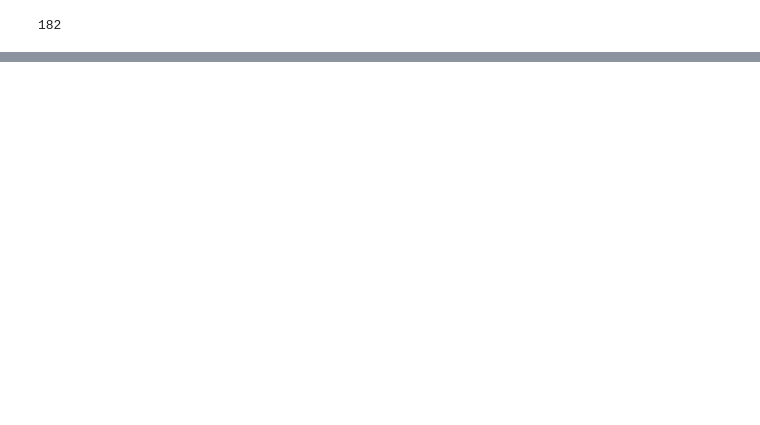
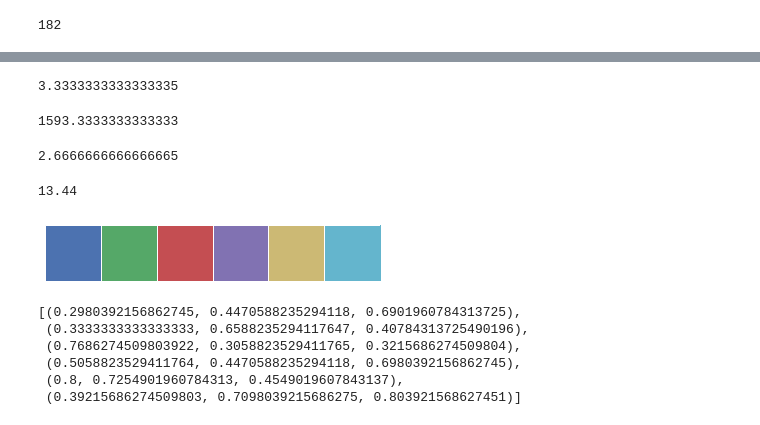
Before and after one commit to rybesh/buda-ratings, a Jupyter notebook: notebooks/Outlier Teams.ipynb, the cells around one changed output, grey strips where cells are left out. Saved outputs shown, nothing was run; the diff lists cells and outputs as text; code cells hidden in the pictures; blank space fills up the shorter version.

```diff
--- a/notebooks/Outlier Teams.ipynb
+++ b/notebooks/Outlier Teams.ipynb
@@ -575,0 +638,16 @@ totleagues
+# %%
+200/60.
+# %% [output]
+3.3333333333333335
+# %%
+1/3. * (1800 + 1580 + 1400)
+# %% [output]
+1593.3333333333333
+# %%
+16/6.
+# %% [output]
+2.6666666666666665
+# %%
+.84*16
+# %% [output]
+13.44
@@ -575,0 +656,14 @@ totleagues
+# %%
+current_palette = sns.color_palette()
+sns.palplot(current_palette)
+# %% [output]
+[figure, added]
+# %%
+current_palette
+# %% [output]
+[(0.2980392156862745, 0.4470588235294118, 0.6901960784313725),
+ (0.3333333333333333, 0.6588235294117647, 0.40784313725490196),
+ (0.7686274509803922, 0.3058823529411765, 0.3215686274509804),
+ (0.5058823529411764, 0.4470588235294118, 0.6980392156862745),
+ (0.8, 0.7254901960784313, 0.4549019607843137),
+ (0.39215686274509803, 0.7098039215686275, 0.803921568627451)]
```
Also changed, not shown: parts of 16 cells of this notebook, 13 other files.
